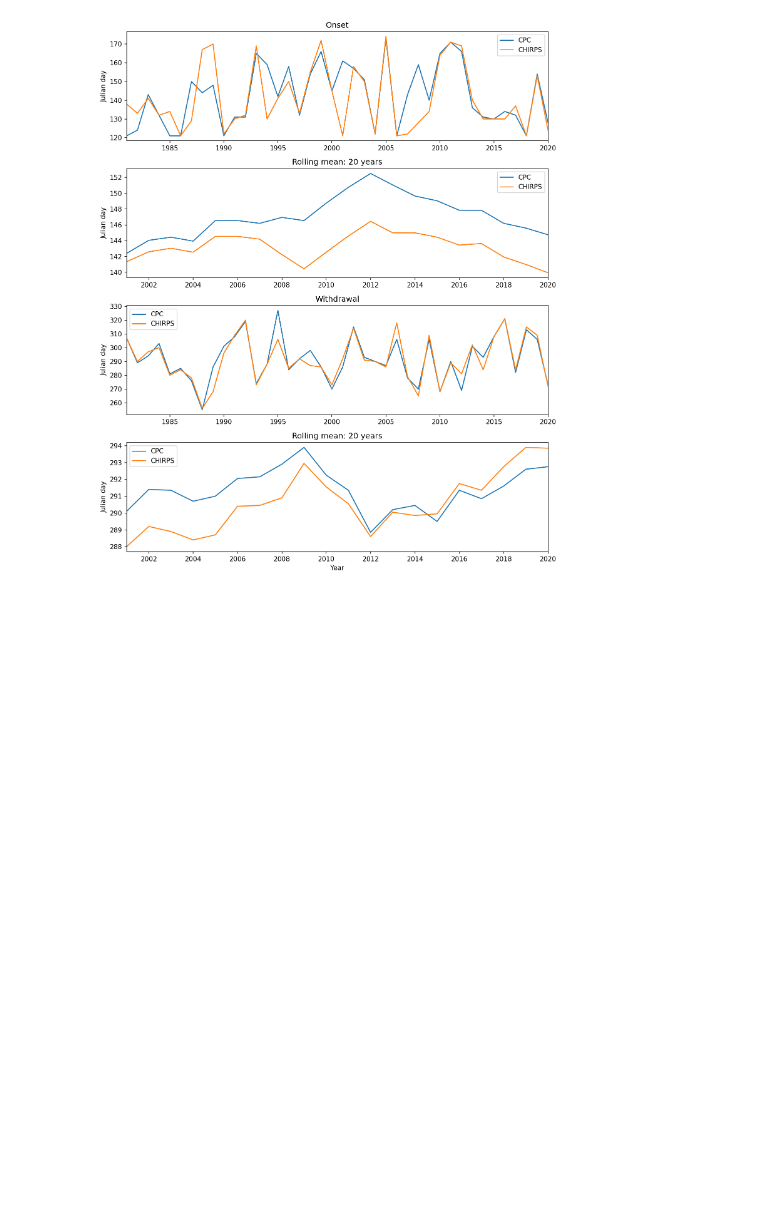
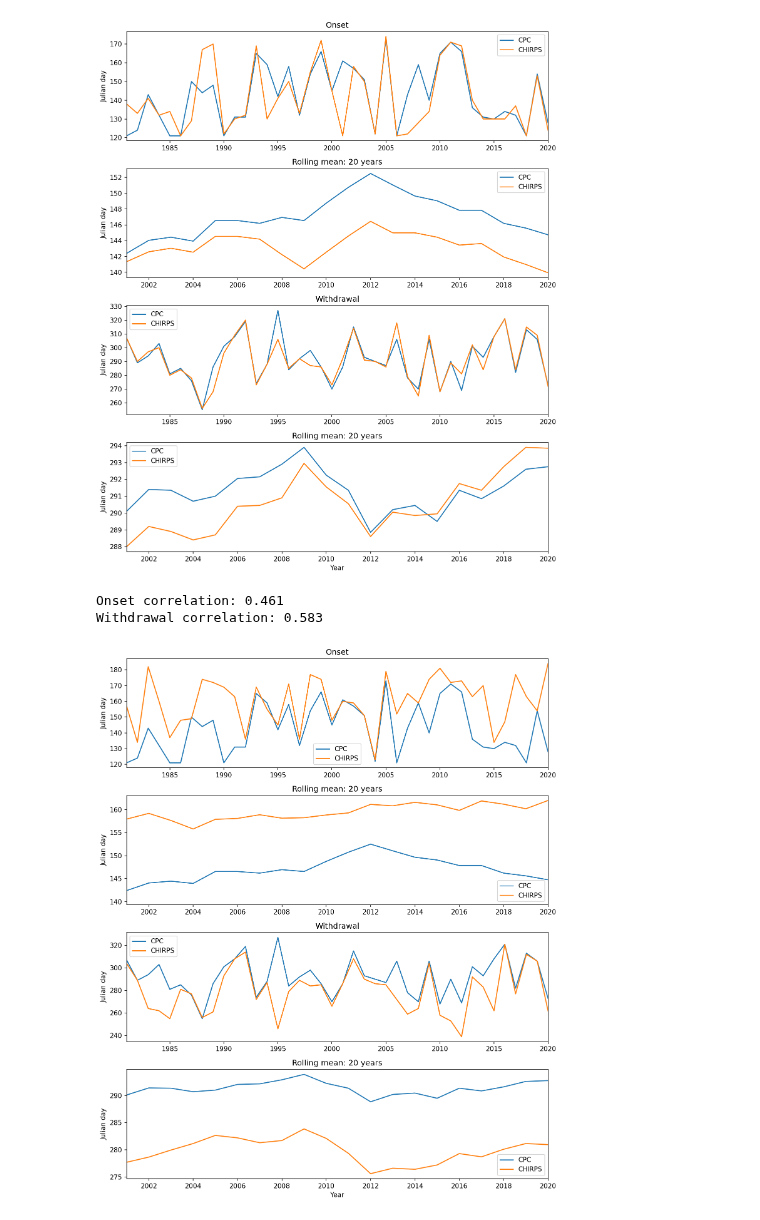
Before and after one commit to rodrigoms95/sequia, a Jupyter notebook: code/comparacion_bases.ipynb, the cells around one changed output. Cells and saved outputs as stored; diff of their text form; code cells hidden in the pictures; blank space fills up the shorter version.

```diff
--- a/code/comparacion_bases.ipynb
+++ b/code/comparacion_bases.ipynb
@@ -121,0 +171,53 @@ Withdrawal correlation: 0.933
+# %%
+# Graficamos.
+fig, axes = plt.subplots(4)
+fig.set_facecolor("w")
+fig.set_size_inches(10, 12)
+fig.set_dpi(150)
+
+CPC["Cuenca - Onset"].plot(ax = axes[0])
+CHIRPS["Cuenca - Onset"].plot(ax = axes[0])
+CPC["Onset - Mean"].plot(ax = axes[1])
+CHIRPS["Onset - Mean"].plot(ax = axes[1])
+
+CPC["Cuenca - Withdrawal"].plot(ax = axes[2])
+CHIRPS["Cuenca - Withdrawal"].plot(ax = axes[2])
+CPC["Withdrawal - Mean"].plot(ax = axes[3])
+CHIRPS["Withdrawal - Mean"].plot(ax = axes[3])
+
+# Formato de ejes.
+for ax in axes:
+    ax.set_ylabel("Julian day")
+    ax.legend( ["CPC", "CHIRPS"] )
+    ax.set_xlabel("")
+for ax in axes[0::2]:
+    ax.set_xlim(1981, 2020)
+for ax in axes[1::2]:
+    ax.set_xlim(1981 + l, 2020)
+    # El eje tiene puras marcas enteras.
+    ax.xaxis.set_major_locator( ticker.MaxNLocator(integer = True) )
+ax.set_xlabel("Year")
+
+axes[0].set_title("Onset")
+axes[1].set_title(f"Rolling mean: {l} years")
+axes[2].set_title("Withdrawal")
+axes[3].set_title(f"Rolling mean: {l} years")
+
+# Correlaciones de las series.
+corr = []
+corr.append( CPC["Cuenca - Onset"].corr(
+    CHIRPS["Cuenca - Onset"] ) )
+corr.append( CPC["Cuenca - Withdrawal"].corr(
+    CHIRPS["Cuenca - Withdrawal"] ) )
+print(f"Onset correlation: {corr[0]:.3f}")
+print(f"Withdrawal correlation: {corr[1]:.3f}")
+
+# Separación adecuada entre gráficas.
+fig.tight_layout()
+
+# Guardamos el archivo.
+fig.savefig(path_r + "comparacion_3.png")
+# %% [output]
+Onset correlation: 0.461
+Withdrawal correlation: 0.583
+[figure, added]
```
Also changed, not shown: parts of 1 cell of this notebook, 8 other files.
